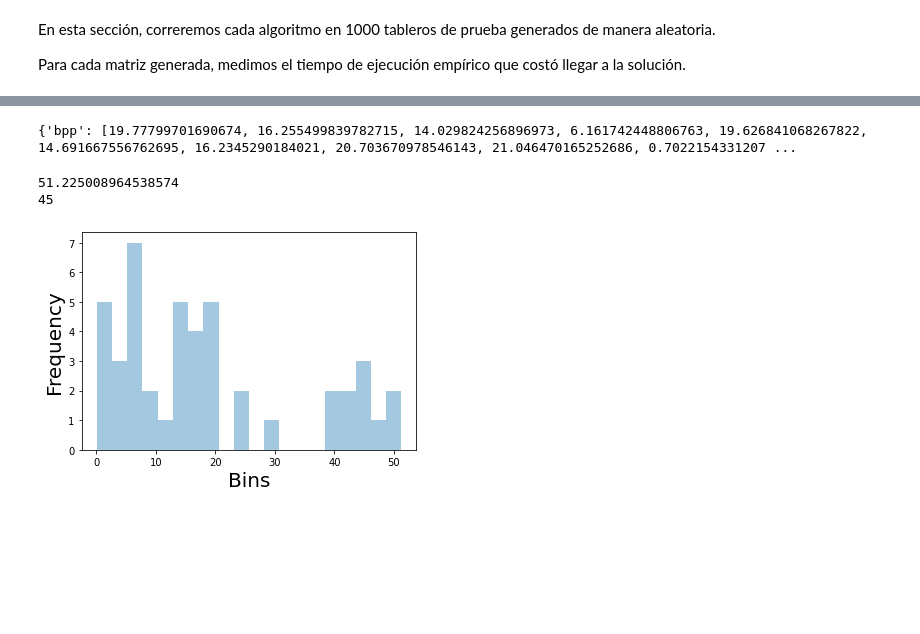
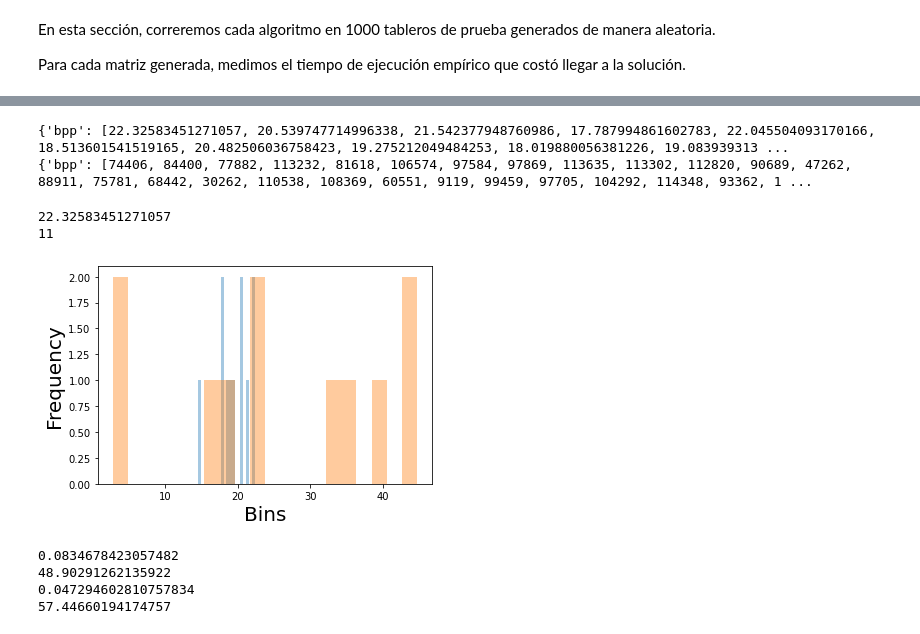
Before and after one commit to matiapa/itba-sia, a Jupyter notebook: TPE1.ipynb, the cells around one changed output, grey strips where cells are left out. Cells and saved outputs as stored; diff of their text form; code cells hidden in the pictures; blank space fills up the shorter version.

```diff
--- a/TPE1.ipynb
+++ b/TPE1.ipynb
@@ -590,32 +552,0 @@ results["global_m"] = []
-# %%
-import time
-
-for i in range(30):
-  print("TESTIN ITERATION #"+str(i)+'\n')
-  state = EightGameState()
-
-  start_time = 0
-  end_time = 0
-
-  has_solution = True
-  try:
-    start_time = time.time()
-    solve(SolverGlobalHeuristic(state, manhattan_squared_heuristic))
-    end_time = time.time()
-  except:
-    has_solution = False
-
-  if has_solution:
-    results["global_m2"].append(end_time - start_time)
-
-    start_time = time.time()
-    solve(SolverGlobalHeuristic(state, manhattan_squared_heuristic))
-    end_time = time.time()
-    results["global_m"].append(end_time - start_time)
-
-    start_time = time.time()
-    solve(SolverGlobalHeuristic(state, correctnes_heuristic))
-    end_time = time.time()
-    results["global_correctnes"].append(end_time - start_time)
-
-  print("IGNORED? ", not has_solution)
@@ -640,4 +552,0 @@ TESTIN ITERATION #28
-# %%
-print(results)
-# %% [output]
-{'bpp': [19.77799701690674, 16.255499839782715, 14.029824256896973, 6.161742448806763, 19.626841068267822, 14.691667556762695, 16.2345290184021, 20.703670978546143, 21.046470165252686, 0.7022154331207 ...
@@ -644,18 +646,45 @@ print(results)
+# %%
+print(times)
+print(depths)
+# %% [output]
+{'bpp': [22.32583451271057, 20.539747714996338, 21.542377948760986, 17.787994861602783, 22.045504093170166, 18.513601541519165, 20.482506036758423, 19.275212049484253, 18.019880056381226, 19.083939313 ...
+{'bpp': [74406, 84400, 77882, 113232, 81618, 106574, 97584, 97869, 113635, 113302, 112820, 90689, 47262, 88911, 75781, 68442, 30262, 110538, 108369, 60551, 9119, 99459, 97705, 104292, 114348, 93362, 1 ...
 # %%
 import numpy as np
 import matplotlib.pyplot as plt
-result = results['bpa']
+
+
+result = times['bpp']
+result2 = times['bpa']
+
 print(max(result))
 print(len(result))
 fig = plt.figure()
 ax = fig.add_subplot(111)
-# ax.hist(np.array(results['bppv']), weights=np.zeros_like(np.array(results['bppv']))+1./ np.array(results['bppv']).size, bins=5)
-n, bins, patches = ax.hist(np.array(result), bins=20, density=False, cumulative=0, alpha = 0.4)
+n, bins, patches = ax.hist(np.array(result), bins=20,
+                           density=False, cumulative=0, alpha=0.4)
+n, bins, patches = ax.hist(np.array(result2), bins=20,
+                           density=False, cumulative=0, alpha=0.4)
 ax.set_xlabel('Bins', size=20)
 ax.set_ylabel('Frequency', size=20)
 ax.legend
 plt.show()
 # %% [output]
-51.225008964538574
-45
+22.32583451271057
+11
-[figure, old version]
+[figure, new version]
+# %%
+avg_time_manhattan = sum(times["global_m"])/len(times["global_m"])
+avg_moves_manhattan = sum(depths["global_m"])/len(depths["global_m"])
+avg_time_manhattan2 = sum(times["global_m2"])/len(times["global_m2"])
+avg_moves_manhattan2 = sum(depths["global_m2"])/len(depths["global_m2"])
+
+print(avg_time_manhattan)
+print(avg_moves_manhattan)
+print(avg_time_manhattan2)
+print(avg_moves_manhattan2)
+# %% [output]
+0.0834678423057482
+48.90291262135922
+0.047294602810757834
+57.44660194174757
```
Also changed, not shown: parts of 9 cells of this notebook.
